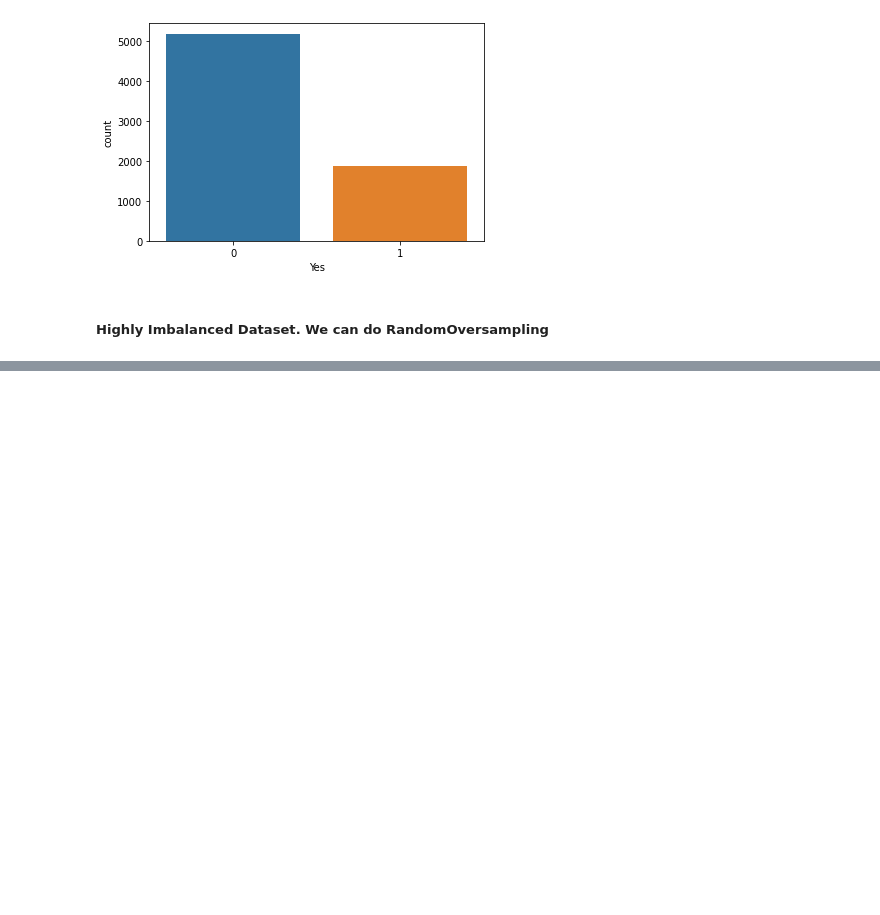
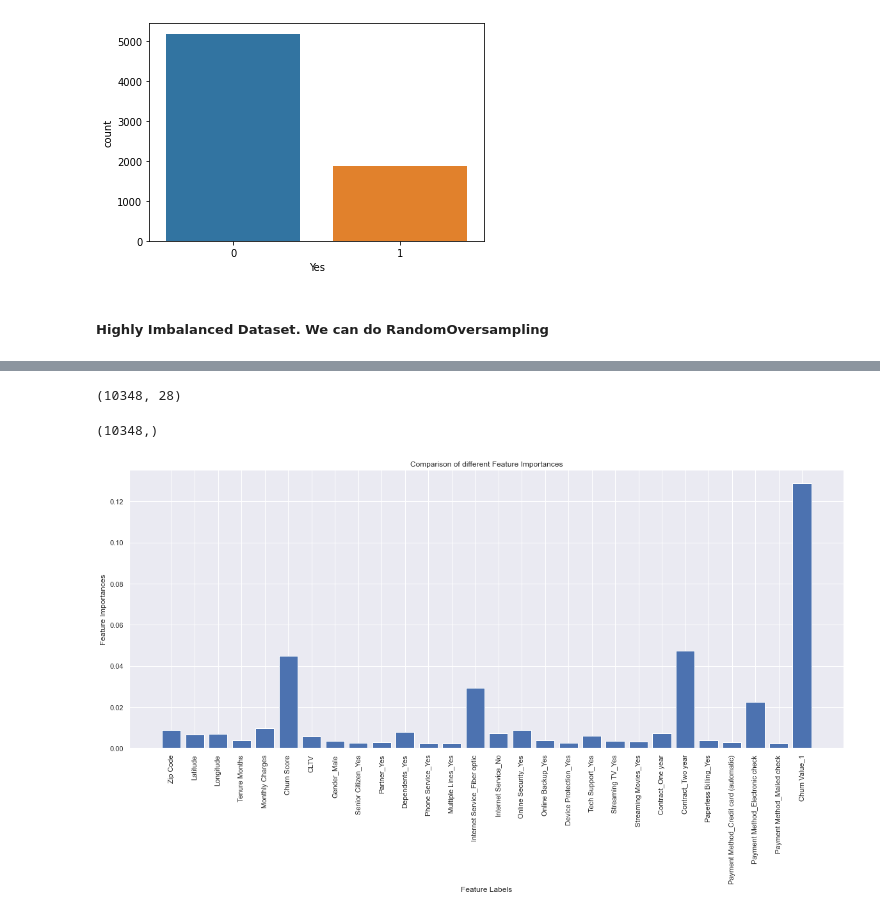
Before and after one commit to HengKevin/churnModel, a Jupyter notebook: churnModel.ipynb, the cells around one changed output, grey strips where cells are left out. Saved outputs shown, nothing was run; the diff lists cells and outputs as text; code cells hidden in the pictures; blank space fills up the shorter version.

Commit message:
dropping columns for feature importances

```diff
--- a/churnModel.ipynb
+++ b/churnModel.ipynb
@@ -260,29 +268,43 @@ sns.countplot(data=y_over, x='Yes')
 # %%
 y_over = y_over['Yes']
+# %%
+X_over.drop(['City', 'Lat Long','Churn Reason'], axis=1, inplace=True)
+# %%
+X_over.shape
+# %% [output]
+(10348, 28)
+# %%
+y_over.shape
+# %% [output]
+(10348,)
+# %%
+X.drop(['City', 'Lat Long', 'Churn Reason'], axis=1, inplace=True)
 # %%
 from sklearn.ensemble import ExtraTreesClassifier
 
 # Apply the default seaborn them, scaling and color palette
 sns.set()
 
 # Setting up Multiple decision tree
 extra_tree_forest = ExtraTreesClassifier(n_estimators=5,
                                         criterion='entropy',
                                         max_features= 2,
                                         random_state=42)
 
 plt.figure(figsize=(20, 8))
 
 extra_tree_forest.fit(X_over, y_over)
 
 # Ensure that the model doesn't overfit the data
 feature_importance = extra_tree_forest.feature_importances_
 
 feature_importance_normalized = np.std([tree.feature_importances_ for tree in extra_tree_forest.estimators_], axis=0)
 
-plt.bar(X.colums, feature_importance_normalized)
+plt.bar(X.columns, feature_importance_normalized)
 plt.xlabel('Feature Labels')
 plt.ylabel('Feature Importances')
 plt.xticks(rotation=90)
 plt.title('Comparison of different Feature Importances')
 plt.show()
+# %% [output]
+[figure, added]
```
Also changed, not shown: parts of 3 cells of this notebook.
